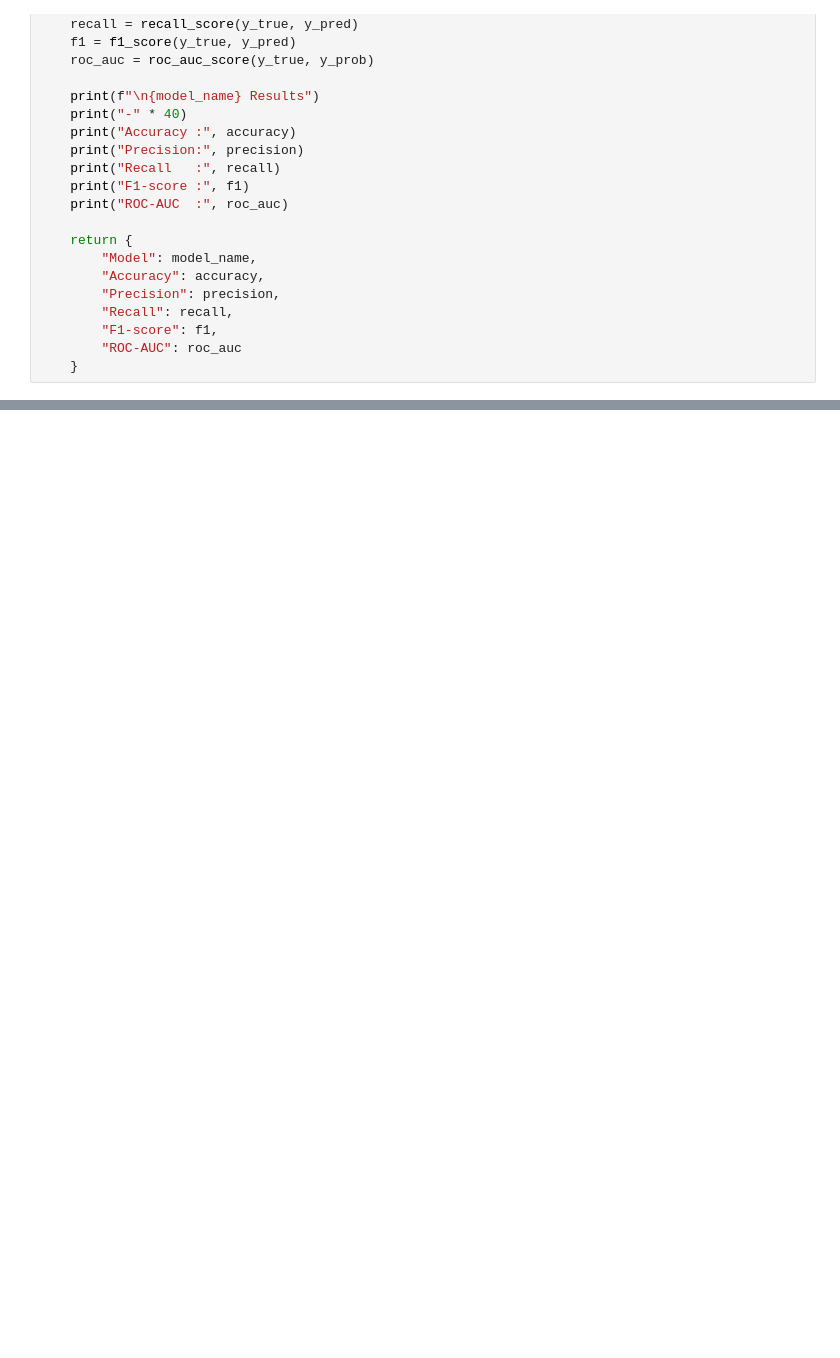
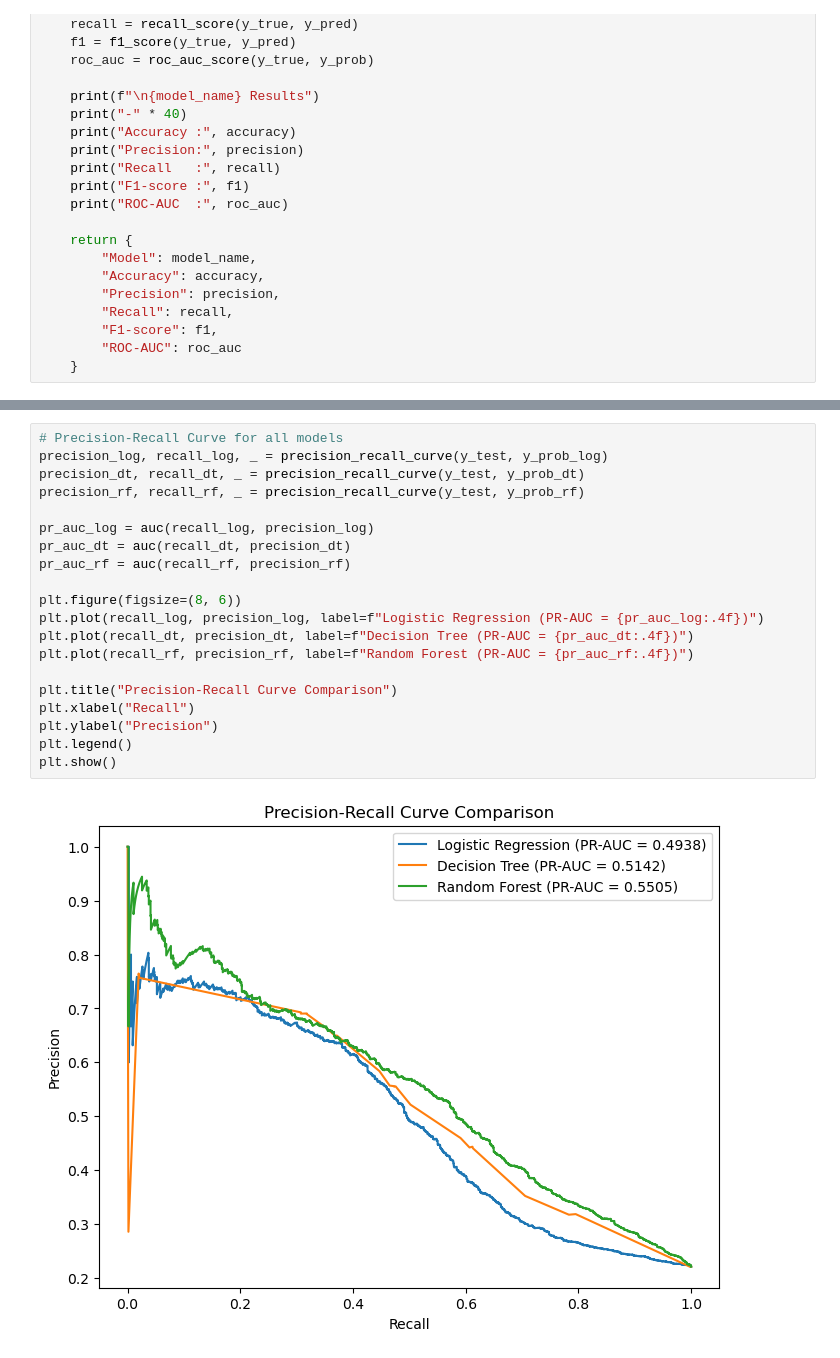
Before and after one commit to Bansari-yadav/credit_risk_ml, a Jupyter notebook: notebooks/04_modeling.ipynb, the cells around one changed output, grey strips where cells are left out. Saved outputs shown, nothing was run; the diff lists cells and outputs as text; blank space fills up the shorter version.

```diff
--- a/notebooks/04_modeling.ipynb
+++ b/notebooks/04_modeling.ipynb
@@ -197,0 +336,22 @@ print(results_df.sort_values(by="ROC-AUC", ascending=False))
+# %%
+# Precision-Recall Curve for all models
+precision_log, recall_log, _ = precision_recall_curve(y_test, y_prob_log)
+precision_dt, recall_dt, _ = precision_recall_curve(y_test, y_prob_dt)
+precision_rf, recall_rf, _ = precision_recall_curve(y_test, y_prob_rf)
+
+pr_auc_log = auc(recall_log, precision_log)
+pr_auc_dt = auc(recall_dt, precision_dt)
+pr_auc_rf = auc(recall_rf, precision_rf)
+
+plt.figure(figsize=(8, 6))
+plt.plot(recall_log, precision_log, label=f"Logistic Regression (PR-AUC = {pr_auc_log:.4f})")
+plt.plot(recall_dt, precision_dt, label=f"Decision Tree (PR-AUC = {pr_auc_dt:.4f})")
+plt.plot(recall_rf, precision_rf, label=f"Random Forest (PR-AUC = {pr_auc_rf:.4f})")
+
+plt.title("Precision-Recall Curve Comparison")
+plt.xlabel("Recall")
+plt.ylabel("Precision")
+plt.legend()
+plt.show()
+# %% [output]
+[figure, added]
```
Also changed, not shown: parts of 31 cells of this notebook, 3 other files.
